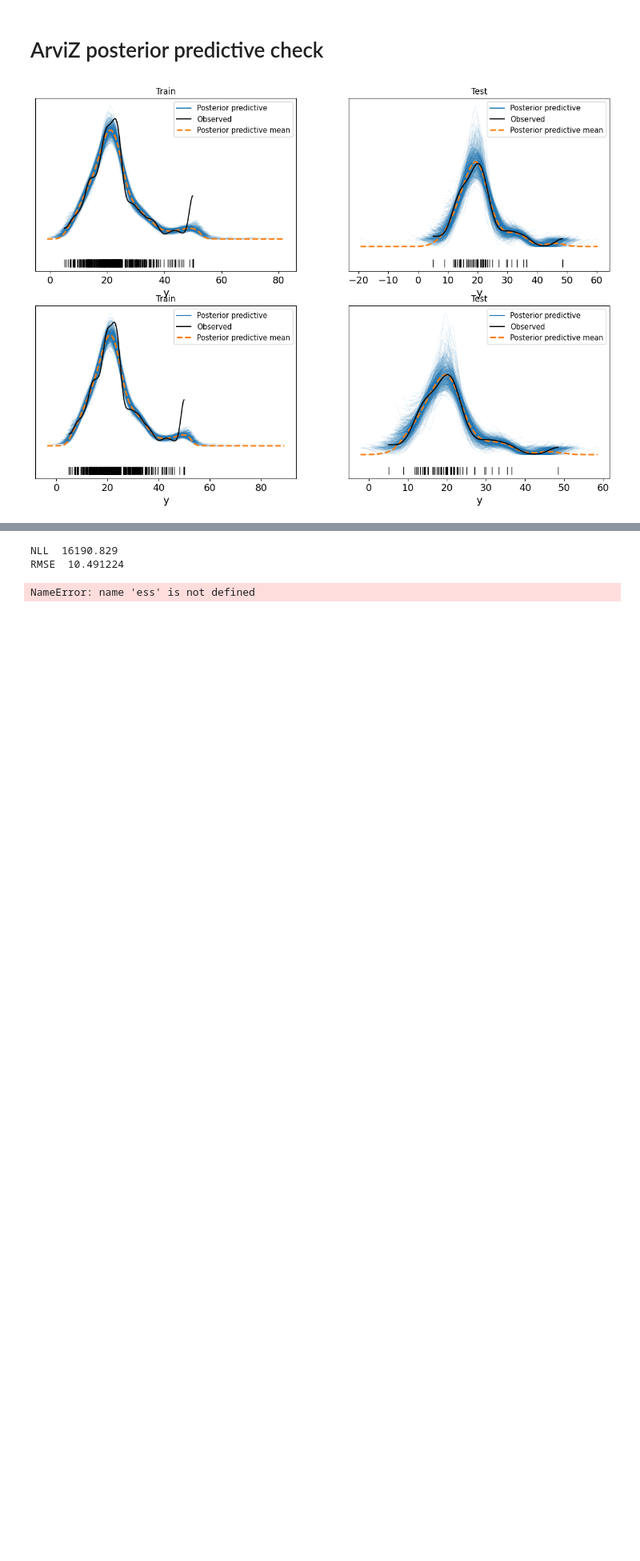
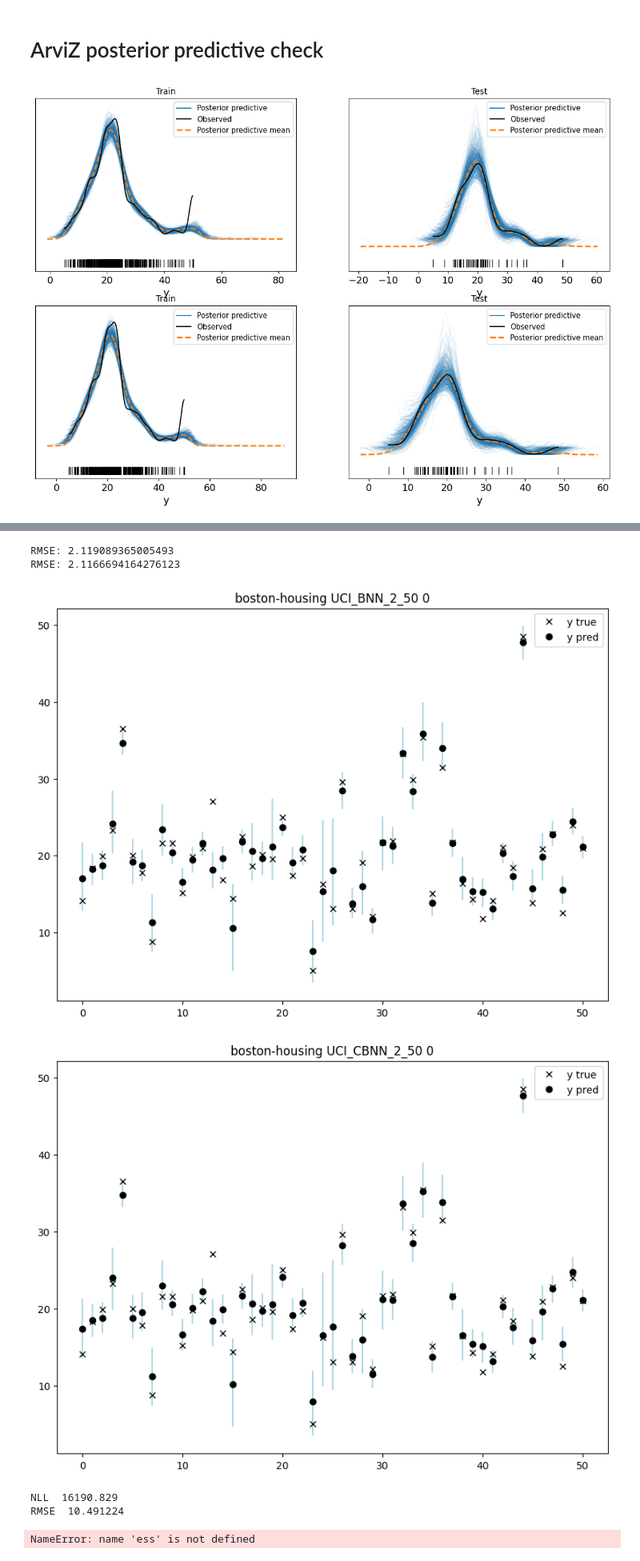
Before and after one commit to Snailed/thesis-code, a Jupyter notebook: notebooks/plot_uci.ipynb, the cells around one changed output, grey strips where cells are left out. Shown at 80% size. Drawn from its saved outputs; the diff is of its cells as text; code cells hidden in the pictures; blank space fills up the shorter version.

```diff
--- a/notebooks/plot_uci.ipynb
+++ b/notebooks/plot_uci.ipynb
@@ -77,16 +77,16 @@ for row, d in zip(models, table):
 
     predictive = Predictive(model, posterior_samples=samples, return_sites=["y_loc"], batch_ndims=2)
     # print(samples.keys())
-    # print(predictive(model_key, X=train_X, y=None, D_Y=1).keys())
     predicted_ys = predictive(model_key, X=train_X, y=None, D_Y=1)["y_loc"]
-    train_rmse = jnp.sqrt(((train_y - predicted_ys)**2).mean())
+    train_rmse = jnp.sqrt(((train_y - predicted_ys[0,:,:,0])**2).mean())
 
     predictive = Predictive(model, posterior_samples=samples, return_sites=["y_loc"], batch_ndims=2)
     predicted_ys = predictive(model_key, X=test_X, y=None, D_Y=1)["y_loc"]
-    test_rmse = jnp.sqrt(((test_y - predicted_ys)**2).mean())
+    test_rmse = jnp.sqrt(((test_y - predicted_ys[0,:,:,0])**2).mean())
 
     d["train_nll"] = train_nll.mean()
     d["test_nll"] = test_nll.mean()
     d["train_rmse"] = train_rmse.item()
     d["test_rmse"] = test_rmse.item()
-pd.DataFrame(table)
+table_df = pd.DataFrame(table)
+table_df
@@ -124,3 +137,42 @@ for (key_tr, key_te), d, row in zip(keys, models, range(len(models))):
+# %%
+from matplotlib.collections import LineCollection
+#fig, axs = plt.subplots(1, len(models), figsize=(8, 6*len(models)), constrained_layout=True)
+#axs = axs.ravel()
+for d in models:
+    dataset = UCIDataset(d["dataset"])
+    split = load_standard_splits(True)[d["dataset"]][d["split"]]
+    fig, ax = plt.subplots(figsize=(8, 6), constrained_layout=True)
+    ax.set_title(f"{d['dataset']} {d['model']} {d['split']}")
+
+    X = dataset.normalize_X(dataset.data[:, :-1], splits[d["split"]])
+    y = dataset.data[:, -1]
+
+    train_X = X[split["tr"]]
+    train_y = y[split["tr"]]
+    test_X = X[split["te"]]
+    test_y = y[split["te"]]
+
+    predictive = Predictive(bnns.model_configs.__dict__[d["model"]], posterior_samples=d["samples"], return_sites=["y_loc"], batch_ndims=2)
+    key = jax.random.PRNGKey(SEED)
+    predictive_ys = predictive(key, X=test_X, y=None, D_Y=1)["y_loc"]
+
+    rmse = jnp.sqrt(jnp.mean((predictive_ys[0,:,:,0].mean(0) - test_y) ** 2))
+    percentiles = np.percentile(predictive_ys[0,:,:,0], [5, 95], axis=0)
+    ran = np.arange(predicted_ys.shape[1])
+    ax.add_collection(
+        LineCollection(
+            zip(zip(ran, percentiles[0]), zip(ran, percentiles[1])), colors="lightblue"
+        )
+    )
+    print(f"RMSE: {rmse}")
+    ax.plot(test_y, "kx", label="y true")
+    ax.plot(predictive_ys[0].mean(0)[:,0], "ko", label="y pred")
+    ax.legend()
+# %% [output]
+RMSE: 2.119089365005493
+RMSE: 2.1166694164276123
+[figure, added]
+[figure, added]
 # %%
 import dill
 from numpyro import sample, plate, deterministic
```
Also changed, not shown: parts of 3 cells of this notebook.
